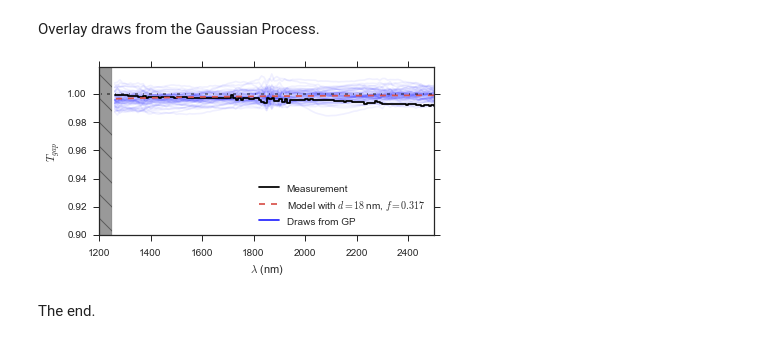
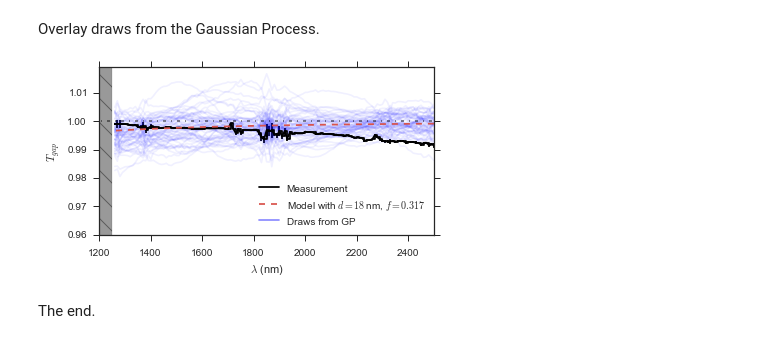
Before and after one commit to Echelle/AO_bonding_paper, a Jupyter notebook: notebooks/SiGaps_13_VG02_noGap.ipynb, the cells around one changed output. Cells and saved outputs as stored; diff of their text form; code cells hidden in the pictures.

```diff
--- a/notebooks/SiGaps_13_VG02_noGap.ipynb
+++ b/notebooks/SiGaps_13_VG02_noGap.ipynb
@@ -142,8 +140,8 @@ d_Guess = 15.0
 f_Guess = 0.95
 a_Guess = 0.0016
 s_Guess = 500.0
-nburnins = 200
-ntrials = 700
+nburnins = 300
+ntrials = 9000
 # %% [markdown]
 Run the burn-in phase.  Run the full MCMC. Pickle the results.
 # %%
@@ -222,28 +217,29 @@ Overlay draws from the Gaussian Process.
 # %%
 plt.figure(figsize=(6,3))
 
 for d, f, a, s in samples_lin[np.random.randint(len(samples_lin), size=60)]:
     off_diag_terms = a**2 * np.exp(-0.5 * (x[:, None] - x[None, :])**2 / s**2)
     C = iid_cov + off_diag_terms
     fit = T_gap_Si_withFF_fast(x, d, f, n1)/T_DSP
     vec = np.random.multivariate_normal(fit, C)
     plt.plot(x, vec,"-b", alpha=0.06)
 
 plt.step(x, y,color="k", label='Measurement')
+plt.errorbar(x, y,yerr=er, color="k")
 fit = T_gap_Si_withFF_fast(x, d_mcmc[0], f_mcmc[0], n1)/T_DSP
 fit_label = 'Model with $d={:.0f}$ nm, $f={:.3f}$'.format(d_mcmc[0], f_mcmc[0])
 plt.plot(x, fit, '--', color=sns.xkcd_rgb["pale red"], alpha=1.0, label=fit_label)
-plt.plot([-10, -9], [-10, -9],"-b", alpha=0.85, label='Draws from GP')
+plt.plot([-10, -9], [-10, -9],"-b", alpha=0.45, label='Draws from GP')
 plt.plot([0, 5000], [1.0, 1.0], '-.k', alpha=0.5)
 plt.fill_between([1200, 1250], 2.0, 0.0, hatch='\\', alpha=0.4, color='k', label='Si absorption cutoff')
 
 plt.xlabel('$\lambda$ (nm)');
 plt.ylabel('$T_{gap}$');
 plt.xlim(1200, 2501);
-plt.ylim(0.9, 1.019);
+plt.ylim(0.96, 1.019);
 plt.legend(loc='lower right')
 plt.savefig("VG02_noGap.pdf",  bbox_inches='tight')
 # %% [output]
-[figure, old version]
+[figure, new version]
 # %% [markdown]
 The end.
```
Also changed, not shown: parts of 4 cells of this notebook, 4 other files.
